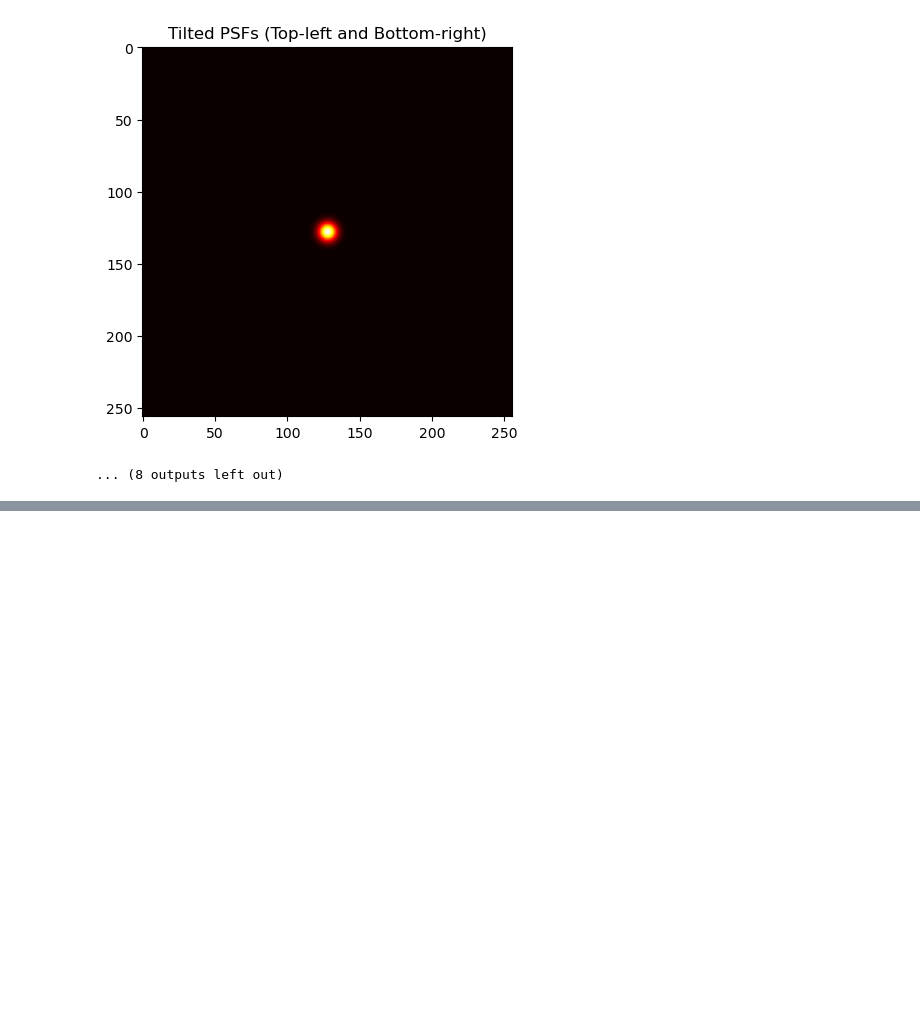
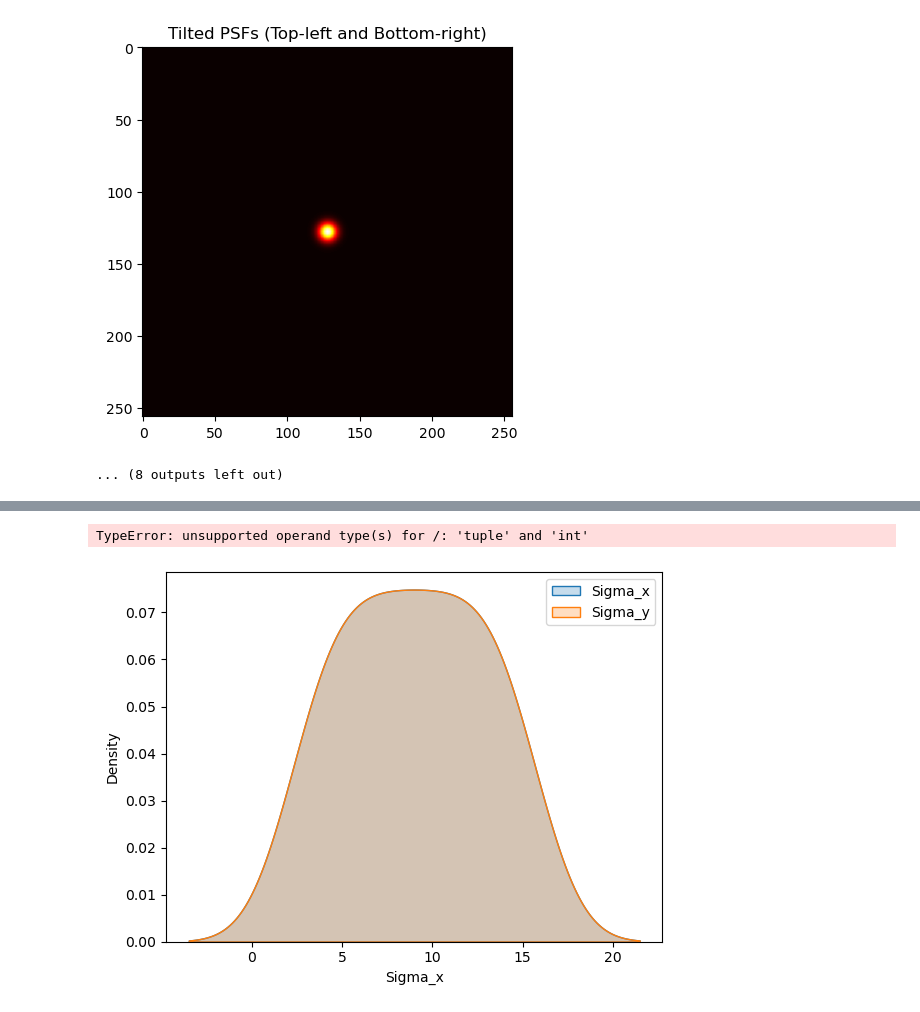
Before and after one commit to rlhoussaine/PFS-Simulator, a Jupyter notebook: psf.ipynb, the cells around one changed output, grey strips where cells are left out. Drawn from its saved outputs; the diff is of its cells as text; code cells hidden in the pictures; blank space fills up the shorter version.

```diff
--- a/psf.ipynb
+++ b/psf.ipynb
@@ -12,3 +16,7 @@ from photutils.centroids import centroid_com
+# %%
+# Define the Gaussian function
+def gaussian(x, amplitude, mean, sigma):
+    return amplitude * np.exp(-(x - mean)**2 / (2 * sigma**2))
 # %%
 
 def gaussian_psf(size, sigma, center=None):
@@ -127,21 +136,3 @@ for i in psf_cube :
 [figure]
 [figure]
 ... (8 outputs left out)
-# %%
-final_df = pd.DataFrame()
-for n_img in range(np.shape(psf_cube)[0]) :
-    data = sep.extract(psf_cube[n_img],0.5)
-    df = pd.DataFrame(data)
-
-    final_df = pd.concat([df, final_df], ignore_index=True)
-# %%
-final_df = pd.DataFrame()
-for n_img in range(np.shape(psf_cube)[0]) :
-    img = psf_cube[n_img]
-
-    x,y = centroid_com(img)
-
-    x,y = int(x), int(y)
-
-    cut_x = img[x][:]
-    cut_x = img[:,y]
@@ -156,0 +139,2 @@ xcut
+# %%
+roi = 5
@@ -156,0 +188,4 @@ xcut
+# %%
+int(size/2 - roi/2)
+# %% [output]
+TypeError: unsupported operand type(s) for /: 'tuple' and 'int'
@@ -156,0 +196,10 @@ xcut
+# %%
+fig = plt.figure()
+
+sns.kdeplot(final_df["Sigma_x"], fill=True, label="Sigma_x")
+sns.kdeplot(final_df["Sigma_y"], fill=True, label="Sigma_y")
+
+plt.legend()
+plt.show()
+# %% [output]
+[figure, added]
```
Also changed, not shown: parts of 9 cells of this notebook.
